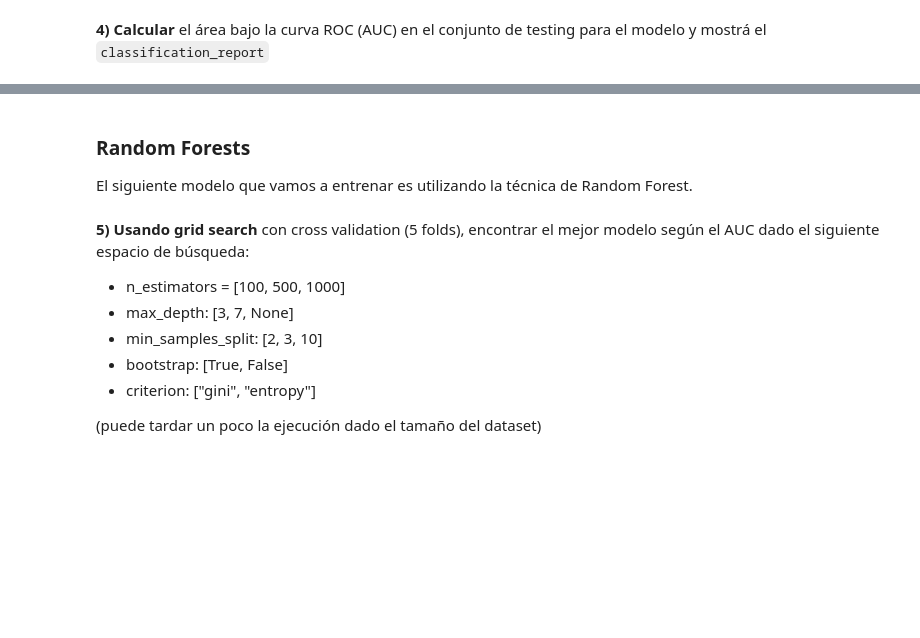
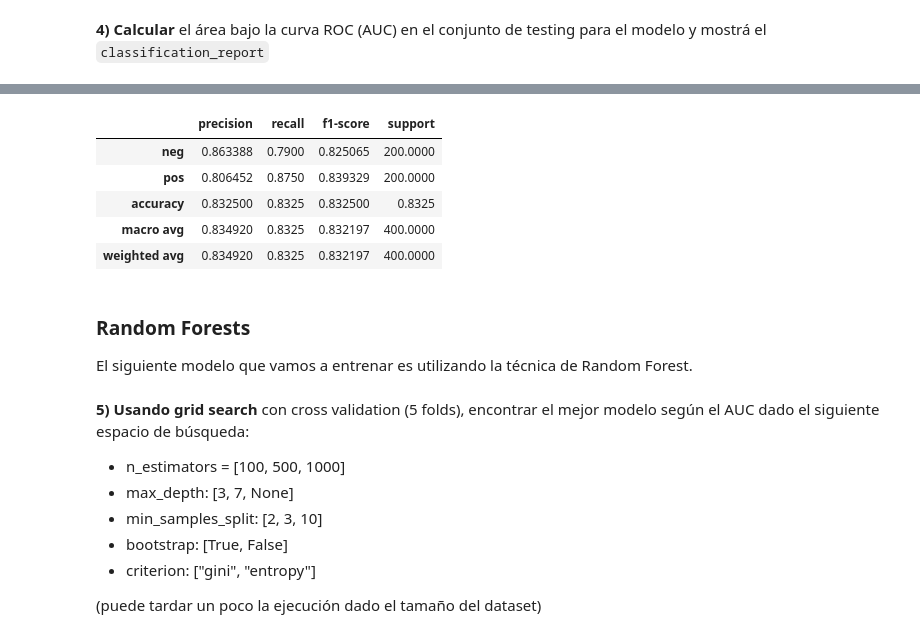
Before and after one commit to UribeAlejandro/Acamica_Curso_DS, a Jupyter notebook: SistRecomendacion.ipynb, the cells around one changed output, grey strips where cells are left out. Saved outputs shown, nothing was run; the diff lists cells and outputs as text; code cells hidden in the pictures; blank space fills up the shorter version.

```diff
--- a/SistRecomendacion.ipynb
+++ b/SistRecomendacion.ipynb
@@ -158,3 +243,14 @@ def plot_confusion_matrix(cm, classes,
+# %%
+report = classification_report(y_test, y_pred, target_names=movie_reviews.target_names,output_dict = True)
+clsf_report = pd.DataFrame(report).transpose()
+clsf_report
+# %% [output]
+|  | precision | recall | f1-score | support |
+| neg | 0.863388 | 0.7900 | 0.825065 | 200.0000 |
+| pos | 0.806452 | 0.8750 | 0.839329 | 200.0000 |
+| accuracy | 0.832500 | 0.8325 | 0.832500 | 0.8325 |
+| macro avg | 0.834920 | 0.8325 | 0.832197 | 400.0000 |
+| weighted avg | 0.834920 | 0.8325 | 0.832197 | 400.0000 |
 # %% [markdown]
 ### Random Forests
 El siguiente modelo que vamos a entrenar es utilizando la técnica de Random Forest.
```
Also changed, not shown: parts of 24 cells of this notebook.
